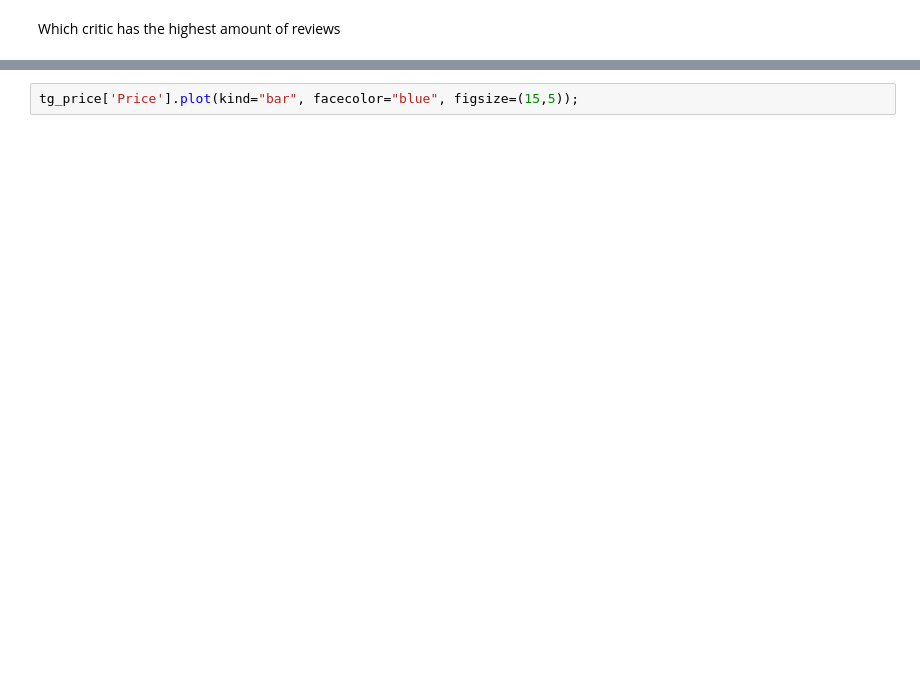
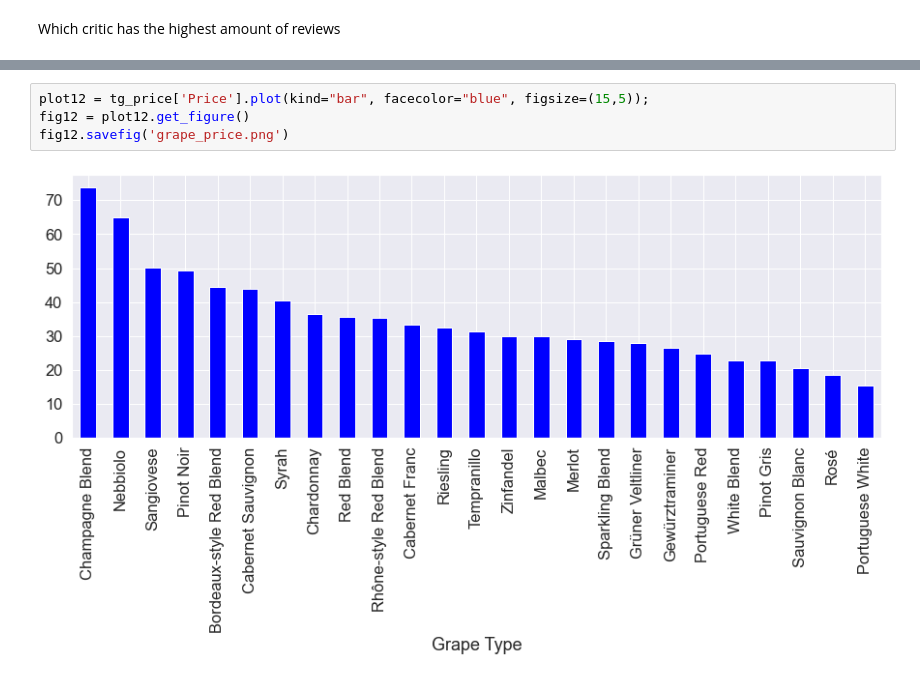
Before and after one commit to bso613/WineSnobs, a Jupyter notebook: winedataSerena2.ipynb, the cells around one changed output, grey strips where cells are left out. Drawn from its saved outputs; the diff is of its cells as text; blank space fills up the shorter version.

```diff
--- a/winedataSerena2.ipynb
+++ b/winedataSerena2.ipynb
@@ -737,5 +802,9 @@ tg_price
 # %%
-tg_price['Price'].plot(kind="bar", facecolor="blue", figsize=(15,5));
+plot12 = tg_price['Price'].plot(kind="bar", facecolor="blue", figsize=(15,5));
+fig12 = plot12.get_figure()
+fig12.savefig('grape_price.png')
+# %% [output]
+[figure, added]
 # %%
 tg_pts = tg_merge.sort_values(by='Points', ascending=False)
 tg_pts
```
Also changed, not shown: parts of 33 cells of this notebook, 16 other files.
